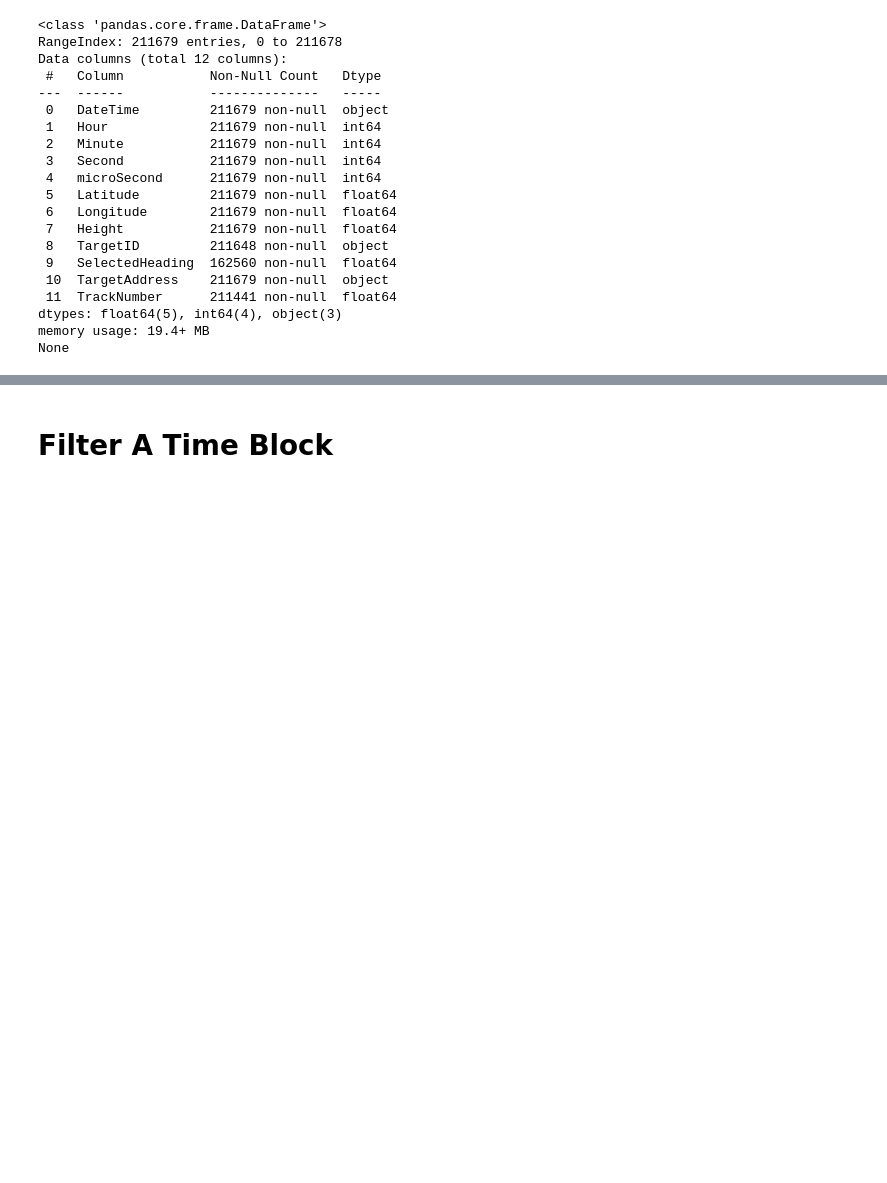
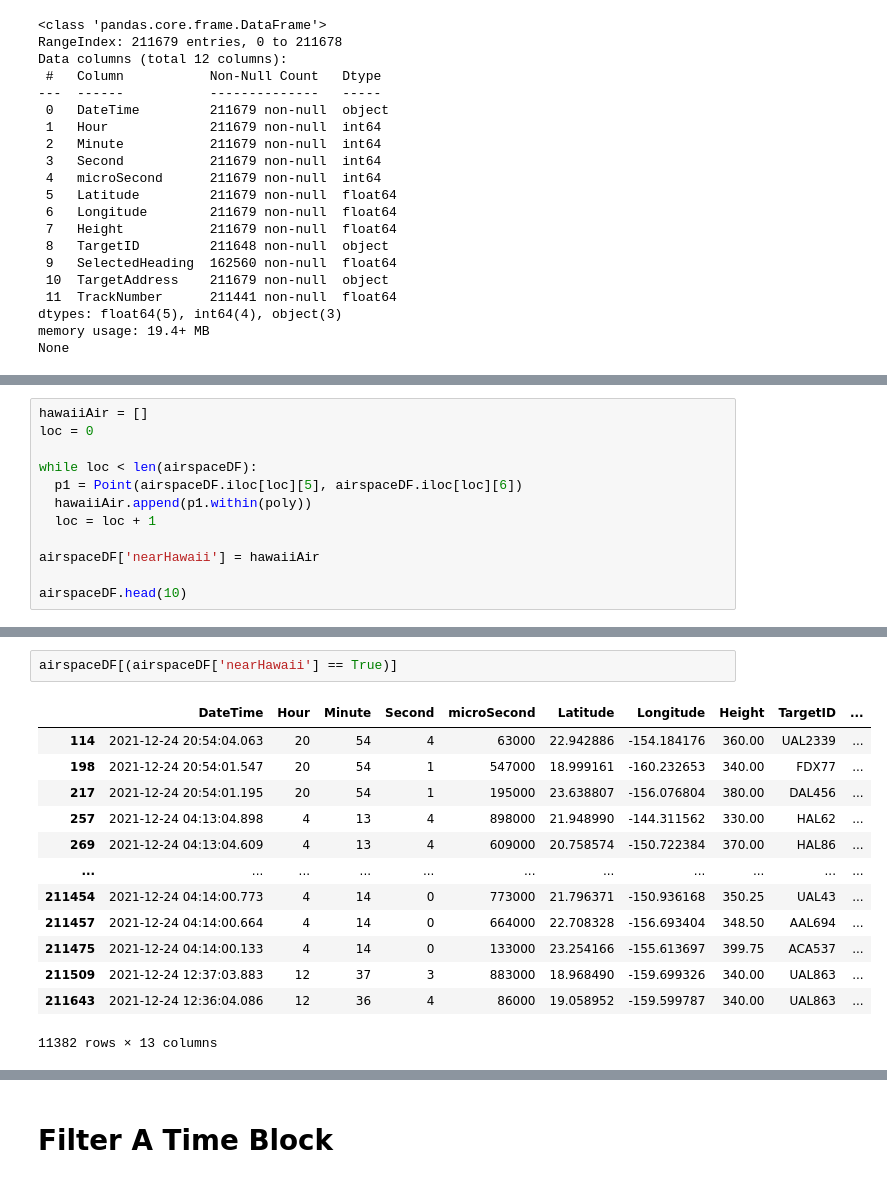
Before and after one commit to DAEN690-S22-OA/OceanicAirspaceProject, a Jupyter notebook: VerticalSeparation.ipynb, the cells around one changed output, grey strips where cells are left out. Saved outputs shown, nothing was run; the diff lists cells and outputs as text; blank space fills up the shorter version.

Commit message:
Create the polygon for Hawaii airspace and remove any points that fall within that polygon

```diff
--- a/VerticalSeparation.ipynb
+++ b/VerticalSeparation.ipynb
@@ -141,0 +177,12 @@ None
+# %%
+hawaiiAir = []
+loc = 0
+
+while loc < len(airspaceDF):
+  p1 = Point(airspaceDF.iloc[loc][5], airspaceDF.iloc[loc][6])
+  hawaiiAir.append(p1.within(poly))
+  loc = loc + 1
+
+airspaceDF['nearHawaii'] = hawaiiAir
+
+airspaceDF.head(10)
@@ -141,0 +201,16 @@ None
+# %%
+airspaceDF[(airspaceDF['nearHawaii'] == True)]
+# %% [output]
+|  | DateTime | Hour | Minute | Second | microSecond | Latitude | Longitude | Height | TargetID | ... |
+| 114 | 2021-12-24 20:54:04.063 | 20 | 54 | 4 | 63000 | 22.942886 | -154.184176 | 360.00 | UAL2339 | ... |
+| 198 | 2021-12-24 20:54:01.547 | 20 | 54 | 1 | 547000 | 18.999161 | -160.232653 | 340.00 | FDX77 | ... |
+| 217 | 2021-12-24 20:54:01.195 | 20 | 54 | 1 | 195000 | 23.638807 | -156.076804 | 380.00 | DAL456 | ... |
+| 257 | 2021-12-24 04:13:04.898 | 4 | 13 | 4 | 898000 | 21.948990 | -144.311562 | 330.00 | HAL62 | ... |
+| 269 | 2021-12-24 04:13:04.609 | 4 | 13 | 4 | 609000 | 20.758574 | -150.722384 | 370.00 | HAL86 | ... |
+| ... | ... | ... | ... | ... | ... | ... | ... | ... | ... | ... |
+| 211454 | 2021-12-24 04:14:00.773 | 4 | 14 | 0 | 773000 | 21.796371 | -150.936168 | 350.25 | UAL43 | ... |
+| 211457 | 2021-12-24 04:14:00.664 | 4 | 14 | 0 | 664000 | 22.708328 | -156.693404 | 348.50 | AAL694 | ... |
+| 211475 | 2021-12-24 04:14:00.133 | 4 | 14 | 0 | 133000 | 23.254166 | -155.613697 | 399.75 | ACA537 | ... |
+| 211509 | 2021-12-24 12:37:03.883 | 12 | 37 | 3 | 883000 | 18.968490 | -159.699326 | 340.00 | UAL863 | ... |
+| 211643 | 2021-12-24 12:36:04.086 | 12 | 36 | 4 | 86000 | 19.058952 | -159.599787 | 340.00 | UAL863 | ... |
+11382 rows × 13 columns
```
Also changed, not shown: parts of 6 cells of this notebook.
